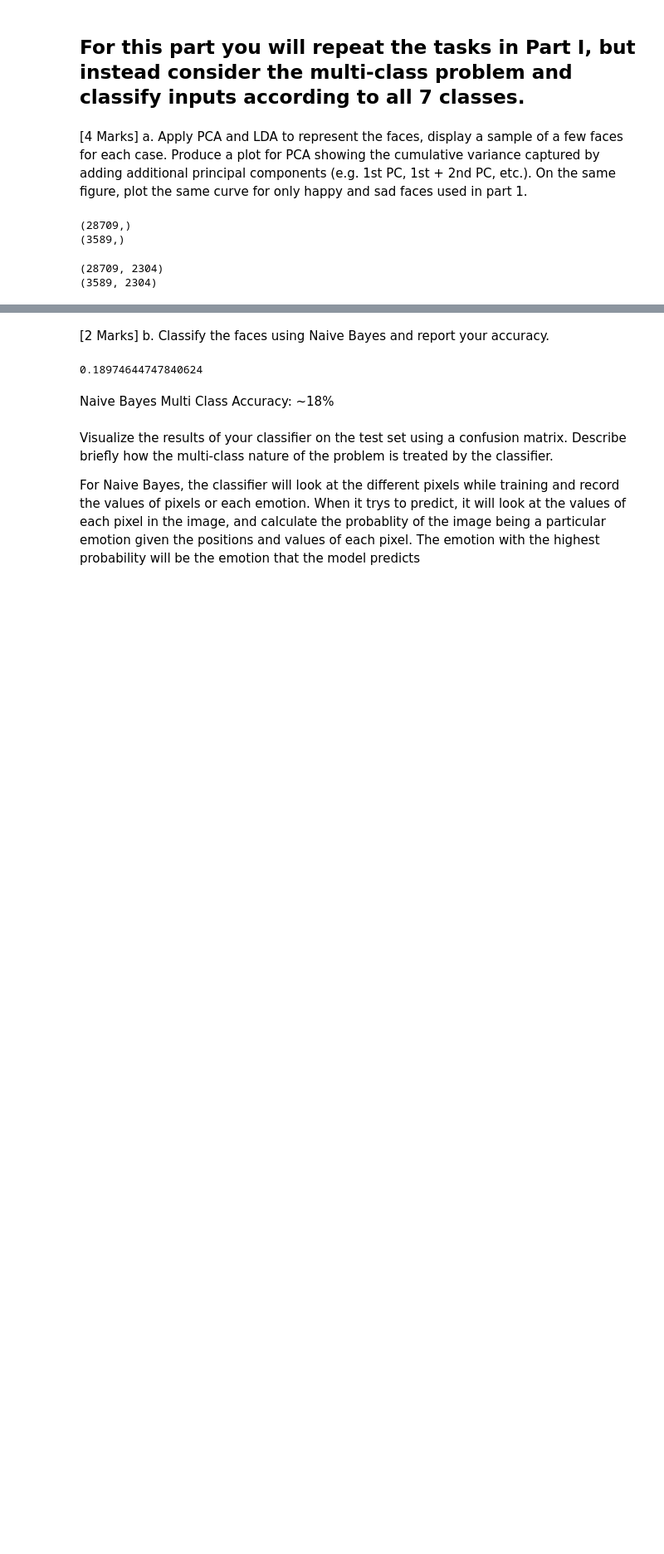
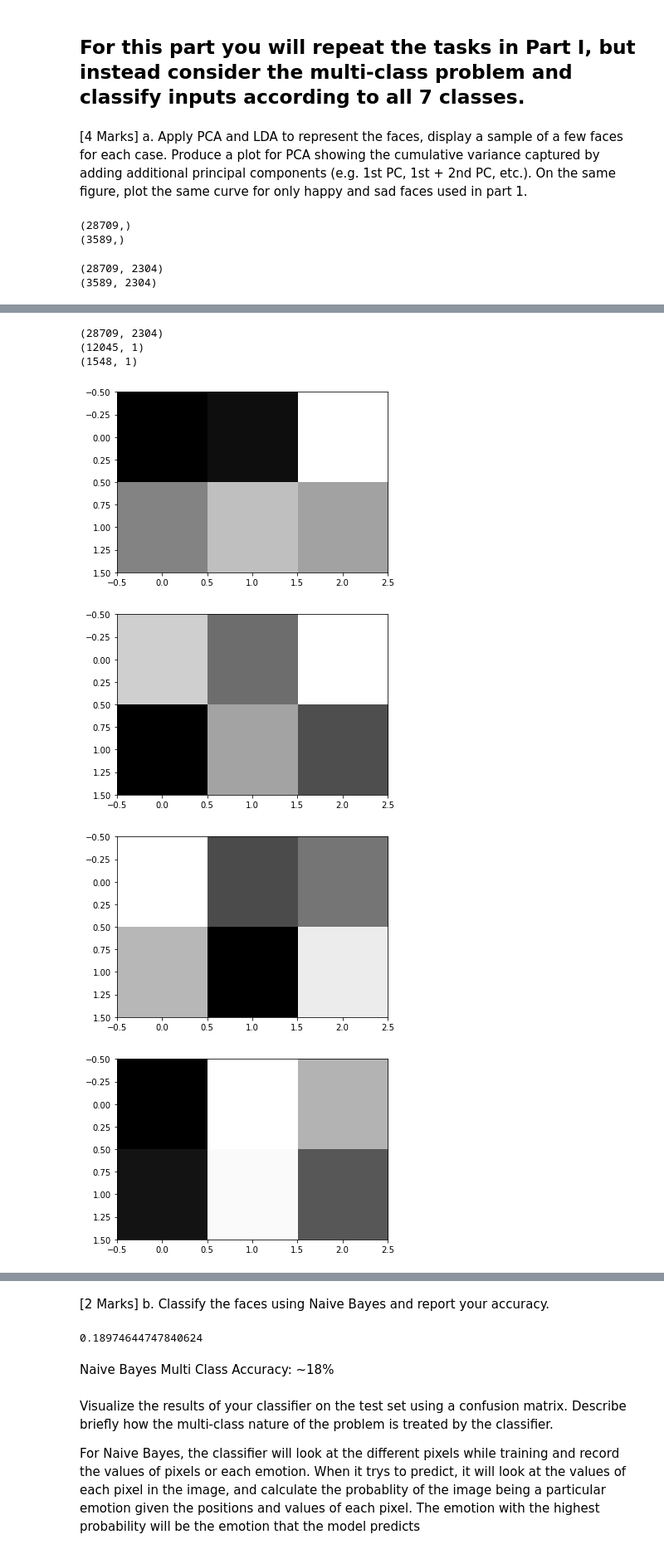
Before and after one commit to AndrewBenson98/CPS803-A2, a Jupyter notebook: A2_starterfile.ipynb, the cells around one changed output, grey strips where cells are left out. Shown at 83% size. Saved outputs shown, nothing was run; the diff lists cells and outputs as text; code cells hidden in the pictures; blank space fills up the shorter version.

```diff
--- a/A2_starterfile.ipynb
+++ b/A2_starterfile.ipynb
@@ -415,0 +431,30 @@ for i in range(7):
+# %%
+#LDA
+from sklearn.discriminant_analysis import LinearDiscriminantAnalysis
+#new_size = 24
+print(x_full_training.shape)
+lda = LinearDiscriminantAnalysis(n_components=6) #n_components =new_size*new_size
+pComponentsLDA = lda.fit(x_full_training,y_full_training)
+x_full_trainingLDA = lda.transform(x_full_training)
+x_full_testingLDA = lda.transform(x_full_testing)
+
+#print(len(lda[0]))
+print(x_happy_sad_trainingLDA.shape)
+print(x_happy_sad_testingLDA.shape)
+
+for i in range(7):
+    randIndex = np.random.randint(0,1000)
+    sample1 = x_full_trainingLDA[randIndex]
+    #print(sample1)
+    sample1 = sample1.reshape(2, 3)
+
+    plt.imshow(sample1, cmap='gray')
+    plt.show()
+# %% [output]
+(28709, 2304)
+(12045, 1)
+(1548, 1)
+[figure, added]
+[figure, added]
+[figure, added]
+[figure, added]
```
Also changed, not shown: parts of 9 cells of this notebook.
